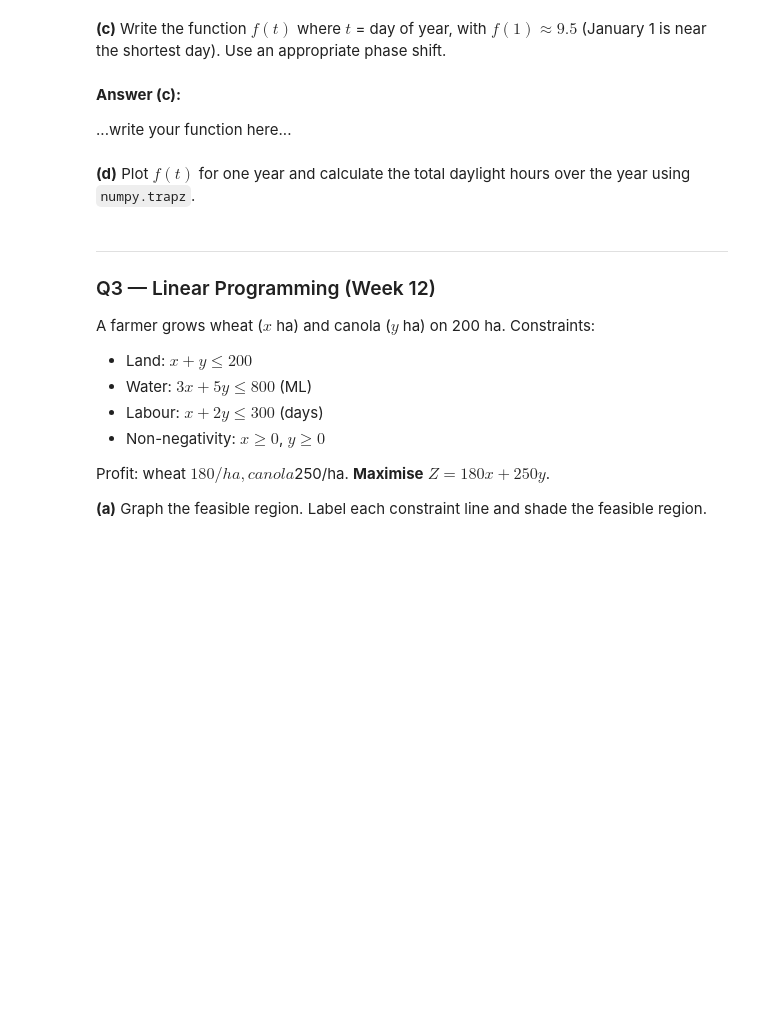
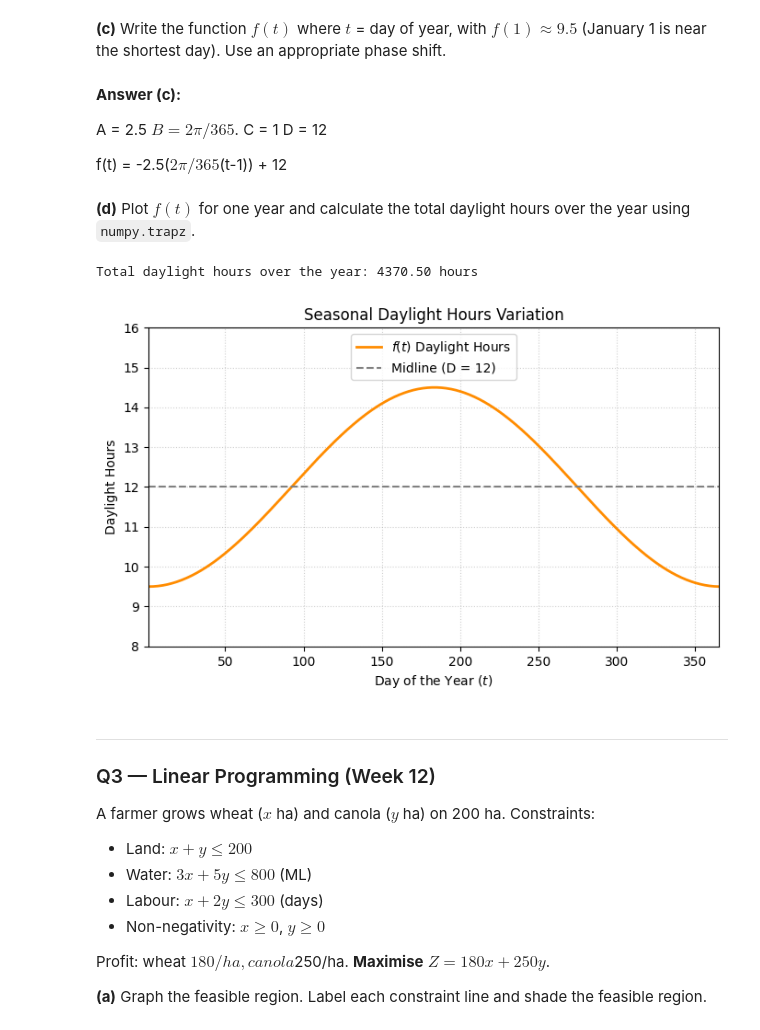
Before and after one commit to saraeastough/SCI1500-Sara-Eastough-public, a Jupyter notebook: SCIE1500Materials/Week_12/LabFiles/Week12_Lab_STUDENT.ipynb, the cells around one changed output. Cells and saved outputs as stored; diff of their text form; code cells hidden in the pictures; blank space fills up the shorter version.

```diff
--- a/SCIE1500Materials/Week_12/LabFiles/Week12_Lab_STUDENT.ipynb
+++ b/SCIE1500Materials/Week_12/LabFiles/Week12_Lab_STUDENT.ipynb
@@ -457,11 +477,16 @@ Daylight hours in a southern Australian city vary seasonally. The longest day ha
 # %% [markdown]
 
 **(c)** Write the function $f(t)$ where $t$ = day of year, with $f(1) \approx 9.5$ (January 1 is near the shortest day). Use an appropriate phase shift.
-# %% [markdown]
-
-**Answer (c):**
-
-...write your function here...
+# %% [markdown]
+
+**Answer (c):**
+
+A = 2.5
+$B = 2\pi/365$.
+C = 1
+D = 12
+
+f(t) = -2.5($2\pi/365$(t-1)) + 12
 # %% [markdown]
 
 **(d)** Plot $f(t)$ for one year and calculate the total daylight hours over the year using `numpy.trapz`.
@@ -476,3 +493,41 @@ import matplotlib.pyplot as plt
+# %%
+
+# Q2d — plot and integrate
+import numpy as np
+import matplotlib.pyplot as plt
+%matplotlib inline
+
+
+# 1. Define model parameters
+A = 2.5
+D = 12
+B = 2 * np.pi / 365
+
+# 2. Create the time array (days 1 through 365)
+t = np.linspace(1, 365, 365)
+
+# 3. Define the function f(t)
+f_t = -A * np.cos(B * (t - 1)) + D
+
+# 4. Calculate total daylight hours using trapezoidal integration
+total_hours = np.trapz(f_t, t)
+print(f"Total daylight hours over the year: {total_hours:.2f} hours")
+
+# 5. Plotting f(t)
+plt.figure(figsize=(8, 4.5))
+plt.plot(t, f_t, color='darkorange', linewidth=2, label='$f(t)$ Daylight Hours')
+plt.axhline(D, color='gray', linestyle='--', label=f'Midline (D = {D})')
+plt.title('Seasonal Daylight Hours Variation', fontsize=12)
+plt.xlabel('Day of the Year ($t$)', fontsize=10)
+plt.ylabel('Daylight Hours', fontsize=10)
+plt.grid(True, linestyle=':', alpha=0.6)
+plt.legend(loc='upper center')
+plt.xlim(1, 365)
+plt.ylim(8, 16)
+plt.show()
+# %% [output]
+Total daylight hours over the year: 4370.50 hours
+[figure, added]
 # %% [markdown]
 
 ---
```
Also changed, not shown: parts of 24 cells of this notebook.
